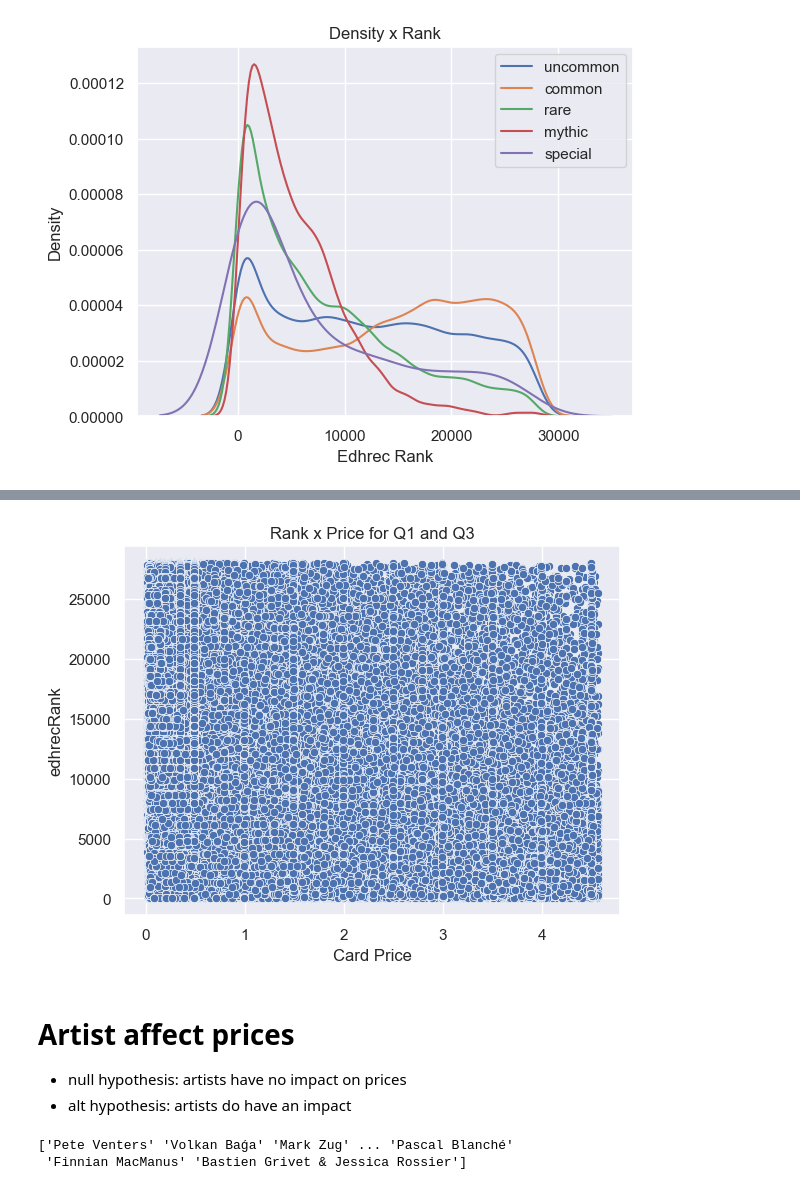
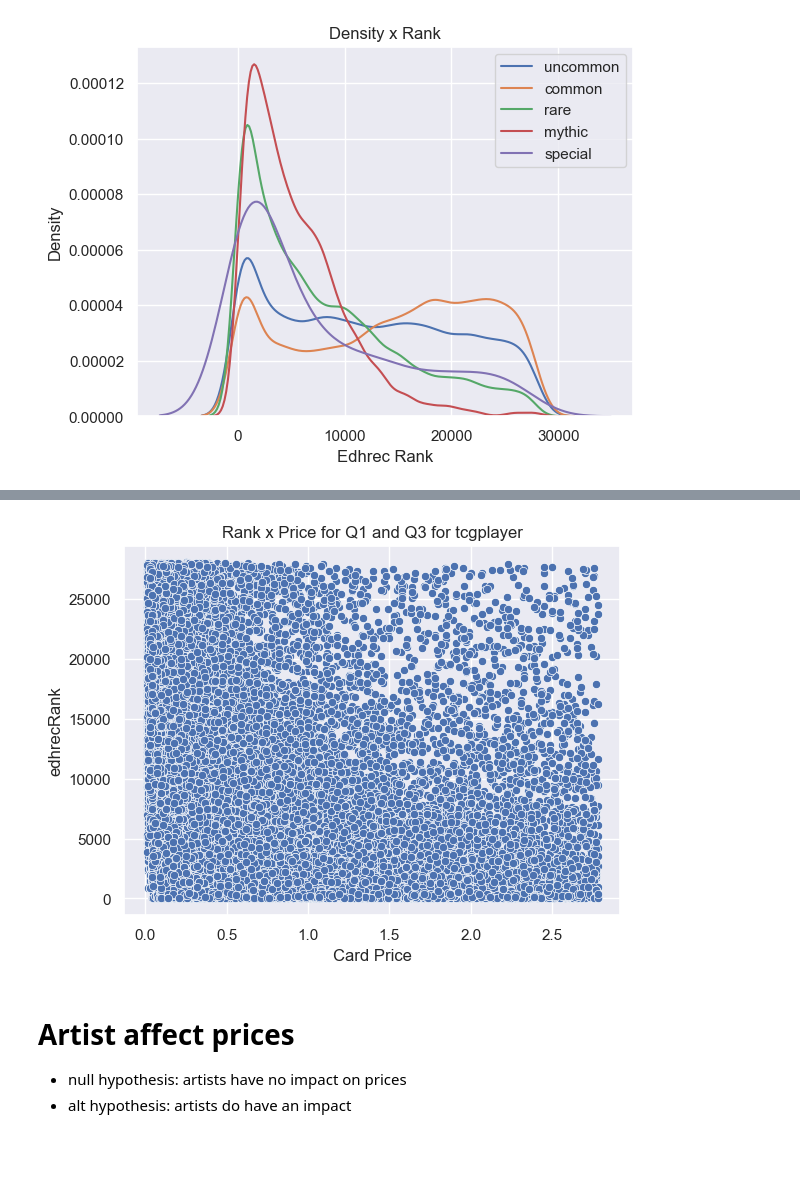
Before and after one commit to victorhg/aai-500-final-project, a Jupyter notebook: notebooks/AAI-500-Group3-Project.ipynb, the cells around one changed output, grey strips where cells are left out. Saved outputs shown, nothing was run; the diff lists cells and outputs as text; code cells hidden in the pictures; blank space fills up the shorter version.

Commit message:
anova test

```diff
--- a/notebooks/AAI-500-Group3-Project.ipynb
+++ b/notebooks/AAI-500-Group3-Project.ipynb
@@ -30,8 +30,12 @@ cards_data = pd.read_csv('../dataset/cards.csv', sep=';')
 card_prices = pd.read_csv('../dataset/cardPrices.csv', sep=',')
 
 # Remove unranked and unpowered cards
-print(len(cards_data))
 cards_data.drop(cards_data.index[(cards_data["edhrecRank"].isnull())],axis=0, inplace=True)
-print(len(cards_data))
+
+# Remove EUR price entries and Foil Finish
+card_prices.drop(card_prices.index[(card_prices["currency"] == 'EUR' )],axis=0, inplace=True)
+card_prices.drop(card_prices.index[(card_prices["cardFinish"] == 'foil' )],axis=0, inplace=True)
+
+
 cards_data.head()
 # %% [output]
@@ -201,41 +248,26 @@ plt.show()
 # %%
 
-prices_no_outliers = removeOutliers(card_prices[card_prices["gameAvailability"]=='paper'], 'price')
-
-# find rank for prices and reduzing sample size to only ranked cards
-subset_rank_price = cards_data[cards_data["uuid"].isin(prices_no_outliers['uuid'])]
-ranked_prices = prices_no_outliers[prices_no_outliers["uuid"].isin(subset_rank_price['uuid'])]
-
-# merging card info$
-price_rank_data = pd.merge(subset_rank_price,prices_no_outliers,on='uuid')
-
-sns.scatterplot(data=price_rank_data, x="price", y="edhrecRank")
+sns.scatterplot(data=price_rank_data[price_rank_data["priceProvider"] == 'tcgplayer'], x="price", y="edhrecRank")
 
 plt.ylabel('edhrecRank')
 plt.xlabel('Card Price')
-plt.title('Rank x Price for Q1 and Q3')
+plt.title('Rank x Price for Q1 and Q3 for tcgplayer')
 plt.show()
 # %% [output]
-[figure, old version]
+[figure, new version]
 # %% [markdown]
 # Artist affect prices
 
 - null hypothesis: artists have no impact on prices
 - alt hypothesis: artists do have an impact
 # %%
+# DATA CLEANING
 
-# find astists
-# Can I find the highest value added artist in the collection
-# hypothesis artists does play a role on card price?
+# Hypothesis H0: Artists have no impact on prices
 
 # groups mean prices by artists
-card_by_artists = price_rank_data.groupby("artist")['price'].agg(['mean','median' ,'std', 'count'])
+artists = price_rank_data['artist'].unique()
 
-
-artists = price_rank_data['artist'].unique()
-artist_price_groups = [price_rank_data[price_rank_data['artist'] == artist]['price'] for artist in artists]
-
-print(artists)
+# Create a group of prices for each unique artist to performing a ANOVA test
+artist_price_groups = [ price_rank_data[price_rank_data['artist'] == artist]['price'].to_numpy()
+    for artist in artists if len(price_rank_data[price_rank_data['artist'] == artist]['price']) > 1 ]
-# %% [output]
-['Pete Venters' 'Volkan Baǵa' 'Mark Zug' ... 'Pascal Blanché'
- 'Finnian MacManus' 'Bastien Grivet & Jessica Rossier']
```
Also changed, not shown: parts of 7 cells of this notebook.
